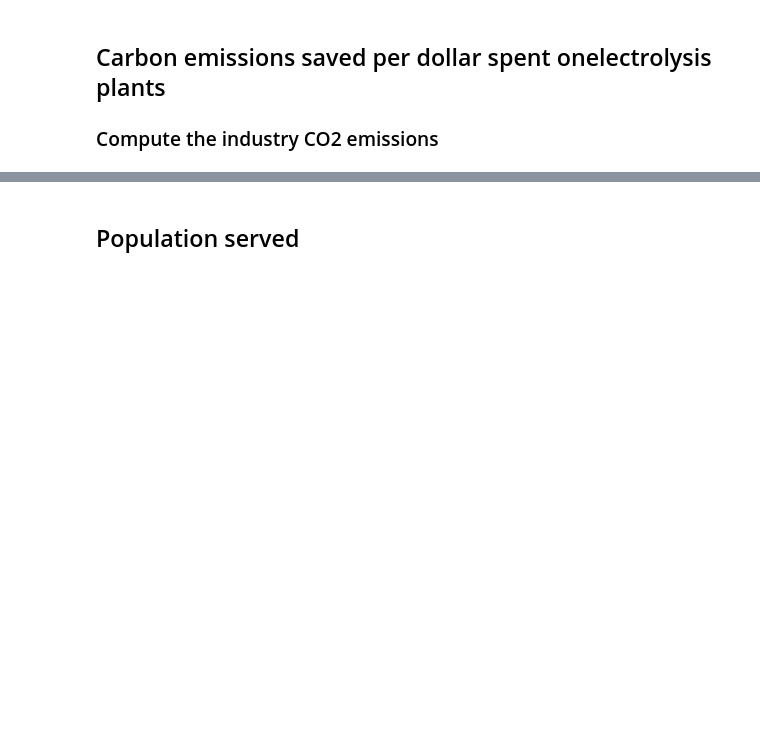
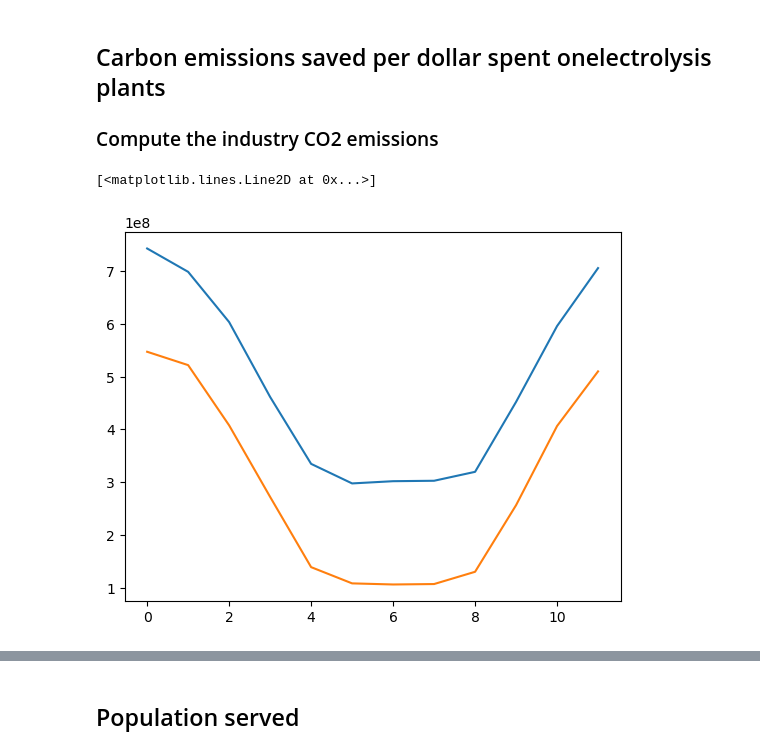
Before and after one commit to DerSpanischGamer/GermanHydrogen, a Jupyter notebook: disaggregator-master/15_Results_analysis.ipynb, the cells around one changed output, grey strips where cells are left out. Cells and saved outputs as stored; diff of their text form; code cells hidden in the pictures; blank space fills up the shorter version.

```diff
--- a/disaggregator-master/15_Results_analysis.ipynb
+++ b/disaggregator-master/15_Results_analysis.ipynb
@@ -322,7 +321,7 @@ plt.grid()
 Total number of districts served by n plants
 # %%
 for b in [0.1, 0.25, 0.35, 0.5, 0.65, 0.75, 0.85, 0.95, 1]:
-    with open("project_data/out/reducedDemand/optimalPlaces_reduced" + str(b) + "_minTOTEX.json") as file:
+    with open(f"project_data/out/reducedDemand/optimalPlaces_reduced{b}_minTOTEX.json") as file:
         data = json.load(file)
         plantsServing = data["servings"]
 
@@ -356,15 +355,12 @@ plt.show()
 
 ### Compute the industry CO2 emissions
 # %%
-from disaggregator import data
-nuts = data.database_shapes()
-
 files = ["amonia.json", "refineries.json", "steel.json"]
 
 importData = []
 
 for file in files:
-    with open("project_data/in/" + file, 'r', encoding = "utf-8") as f:
+    with open(f"project_data/in/Industries/{file}", 'r', encoding = "utf-8") as f:
         importData.append(json.load(f))
 
 toDelete = []
@@ -396,7 +392,7 @@ for dataE in importData:
     i += 1
     points.append(temp)
 
-for toD in toDelete: # Delete the industry that doesn't have coordinates or that doesn't consume H2
+for toD in toDelete: # Delete the industry that doesn't have coordinates
     for dataE in importData:
         if (not toD in dataE): continue
         dataE.remove(toD)
@@ -420,17 +416,27 @@ aPoints["consumption"] = [(int(a["Production"]) * 1000 * 176.14 / 1000 / 365) fo
 rPoints["consumption"] = [(int(r["Production"]) * 1000 * 1.02 / 227.69 / 365) for r in refineries]      # In kgH2 / d
 sPoints["consumption"] = [(int(s["Production"]) * 1000 * 0.97 * 54.171367 / 1000 / 365) for s in steel] # In kgH2 / d
 
-aPoints = gpd.sjoin(aPoints, nuts)
-rPoints = gpd.sjoin(rPoints, nuts)
-sPoints = gpd.sjoin(sPoints, nuts)
+# Find the NUTS3 district where they lay in
+aPoints = gpd.sjoin(aPoints, nuts).drop(columns = ['geometry'])
+rPoints = gpd.sjoin(rPoints, nuts).drop(columns = ['geometry'])
+sPoints = gpd.sjoin(sPoints, nuts).drop(columns = ['geometry'])
 
-# Add the direct CO2 emissions - here we're taking a very limited approach since we don't consider the indirect emissions
+# Re-structure the dataframes
+aPoints = aPoints[['index_right', 'consumption']].rename(columns = {'index_right' : 'nuts3'})
+rPoints = rPoints[['index_right', 'consumption']].rename(columns = {'index_right' : 'nuts3'})
+sPoints = sPoints[['index_right', 'consumption']].rename(columns = {'index_right' : 'nuts3'})
 
-aPoints["emissions"] = [(int(a["consumption"]) * 5457.46543) for _, a in aPoints.iterrows()]                         # In kgCO2 / d
-rPoints["emissions"] = [(int(r["consumption"]) * 0.78 * 5457.46543) for _, r in rPoints.iterrows()]                  # In kgCO2 / d
-sPoints["emissions"] = [(int(s["Production"]) * 1000 * 1.91 / 365) for s in steel]                                       # In kgCO2 / d
+# Distribute the production through out the year
+daysMonth = [31, 28, 31, 30, 31, 30, 31, 31, 30, 31, 30, 31]
 
-industryEmissions = sum([a["emissions"] for _, a in aPoints.iterrows()]) + sum([r["emissions"] for _, r in rPoints.iterrows()]) + sum([s["emissions"] for _, s in sPoints.iterrows()])
+for t in range(1, 13):
+    aPoints[f'value {t}'] = aPoints['consumption'] * daysMonth[t - 1]
+    rPoints[f'value {t}'] = rPoints['consumption'] * daysMonth[t - 1]
+    sPoints[f'value {t}'] = sPoints['consumption'] * daysMonth[t - 1]
+
+aPoints.drop(columns = ['consumption'], inplace=True)
+rPoints.drop(columns = ['consumption'], inplace=True)
+sPoints.drop(columns = ['consumption'], inplace=True)
 # %%
 # =========== Household sizes ===========
 
@@ -646,3 +706,12 @@ def computeHydrogenDemand(b, etaH2 = 0.83, etaCH4 = 0.94): # Where b between 0-1
+# %%
+_, hyT, _, _, _ = computeHydrogenDemand(1, industry = True)
+_, hyF, _, _, _ = computeHydrogenDemand(1, industry = False)
+
+plt.plot(hyT.sum(axis=0).values)
+plt.plot(hyF.sum(axis=0).values)
+# %% [output]
+[<matplotlib.lines.Line2D at 0x...>]
+[figure, added]
 # %%
 # Compute how much carbon is saved per dollar
 blendings = [0.1, 0.25, 0.35, 0.5, 0.65, 0.75, 0.85, 0.95, 1]
```
Also changed, not shown: parts of 14 cells of this notebook, 1 other file.
